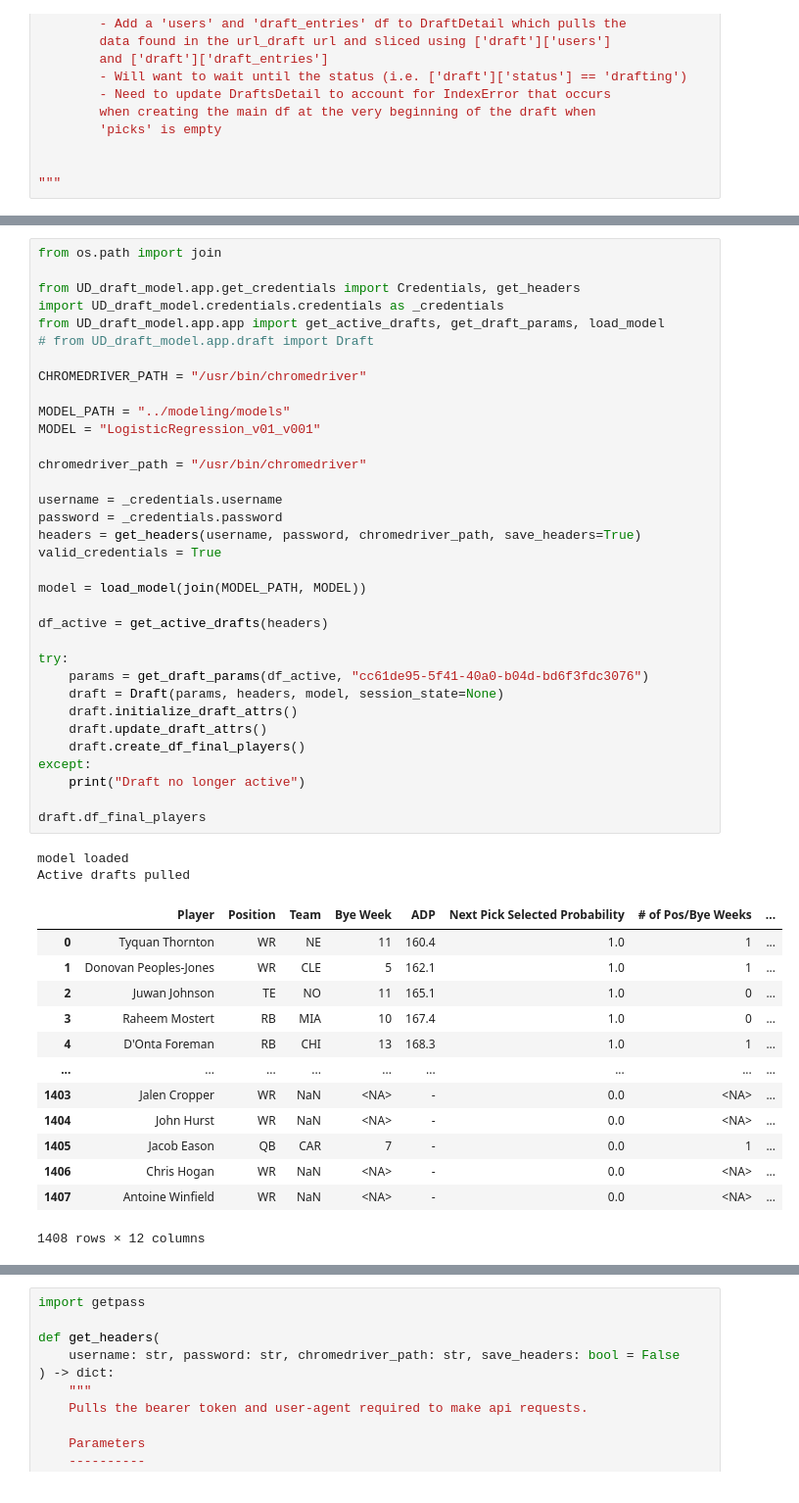
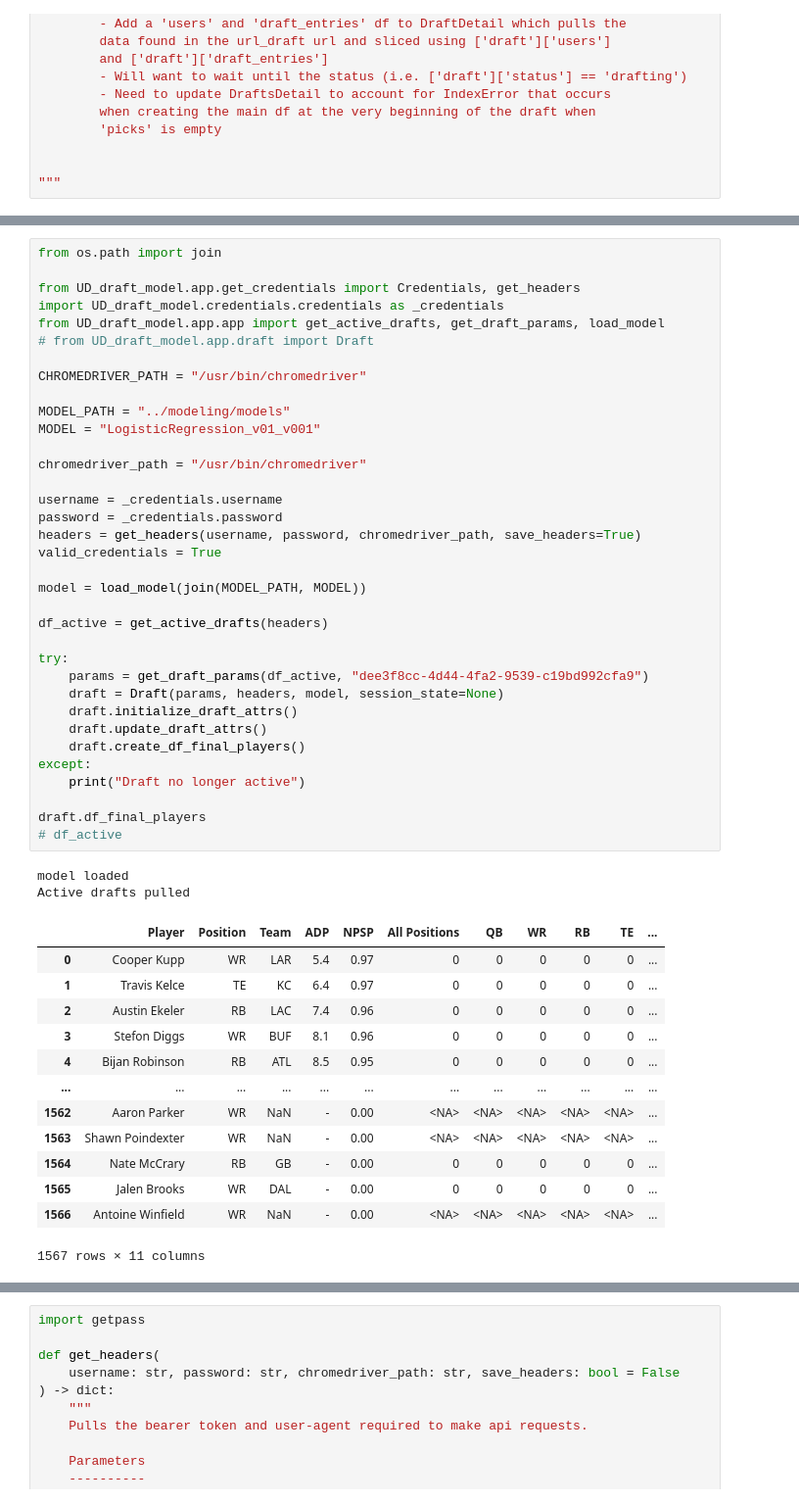
Before and after one commit to ConnorDeLong/Underdog-FF-Draft-Prediction, a Jupyter notebook: UD_draft_model/app/test.ipynb, the cells around one changed output, grey strips where cells are left out. Shown: that part at 98% size. Cells and saved outputs as stored; diff of their text form.

```diff
--- a/UD_draft_model/app/test.ipynb
+++ b/UD_draft_model/app/test.ipynb
@@ -683,44 +691,45 @@ from UD_draft_model.app.app import get_active_drafts, get_draft_params, load_mod
 # from UD_draft_model.app.draft import Draft
 
 CHROMEDRIVER_PATH = "/usr/bin/chromedriver"
 
 MODEL_PATH = "../modeling/models"
 MODEL = "LogisticRegression_v01_v001"
 
 chromedriver_path = "/usr/bin/chromedriver"
 
 username = _credentials.username
 password = _credentials.password
 headers = get_headers(username, password, chromedriver_path, save_headers=True)
 valid_credentials = True
 
 model = load_model(join(MODEL_PATH, MODEL))
 
 df_active = get_active_drafts(headers)
 
 try:
-    params = get_draft_params(df_active, "cc61de95-5f41-40a0-b04d-bd6f3fdc3076")
+    params = get_draft_params(df_active, "dee3f8cc-4d44-4fa2-9539-c19bd992cfa9")
     draft = Draft(params, headers, model, session_state=None)
     draft.initialize_draft_attrs()
     draft.update_draft_attrs()
     draft.create_df_final_players()
 except:
     print("Draft no longer active")
 
 draft.df_final_players
+# df_active
 # %% [output]
 model loaded
 Active drafts pulled
-|  | Player | Position | Team | Bye Week | ADP | Next Pick Selected Probability | # of Pos/Bye Weeks | ... |
-| 0 | Tyquan Thornton | WR | NE | 11 | 160.4 | 1.0 | 1 | ... |
-| 1 | Donovan Peoples-Jones | WR | CLE | 5 | 162.1 | 1.0 | 1 | ... |
-| 2 | Juwan Johnson | TE | NO | 11 | 165.1 | 1.0 | 0 | ... |
-| 3 | Raheem Mostert | RB | MIA | 10 | 167.4 | 1.0 | 0 | ... |
-| 4 | D'Onta Foreman | RB | CHI | 13 | 168.3 | 1.0 | 1 | ... |
-| ... | ... | ... | ... | ... | ... | ... | ... | ... |
-| 1403 | Jalen Cropper | WR | NaN | <NA> | - | 0.0 | <NA> | ... |
-| 1404 | John Hurst | WR | NaN | <NA> | - | 0.0 | <NA> | ... |
-| 1405 | Jacob Eason | QB | CAR | 7 | - | 0.0 | 1 | ... |
-| 1406 | Chris Hogan | WR | NaN | <NA> | - | 0.0 | <NA> | ... |
-| 1407 | Antoine Winfield | WR | NaN | <NA> | - | 0.0 | <NA> | ... |
+|  | Player | Position | Team | ADP | NPSP | All Positions | QB | WR | RB | TE | ... |
+| 0 | Cooper Kupp | WR | LAR | 5.4 | 0.97 | 0 | 0 | 0 | 0 | 0 | ... |
+| 1 | Travis Kelce | TE | KC | 6.4 | 0.97 | 0 | 0 | 0 | 0 | 0 | ... |
+| 2 | Austin Ekeler | RB | LAC | 7.4 | 0.96 | 0 | 0 | 0 | 0 | 0 | ... |
+| 3 | Stefon Diggs | WR | BUF | 8.1 | 0.96 | 0 | 0 | 0 | 0 | 0 | ... |
+| 4 | Bijan Robinson | RB | ATL | 8.5 | 0.95 | 0 | 0 | 0 | 0 | 0 | ... |
+| ... | ... | ... | ... | ... | ... | ... | ... | ... | ... | ... | ... |
+| 1562 | Aaron Parker | WR | NaN | - | 0.00 | <NA> | <NA> | <NA> | <NA> | <NA> | ... |
+| 1563 | Shawn Poindexter | WR | NaN | - | 0.00 | <NA> | <NA> | <NA> | <NA> | <NA> | ... |
+| 1564 | Nate McCrary | RB | GB | - | 0.00 | 0 | 0 | 0 | 0 | 0 | ... |
+| 1565 | Jalen Brooks | WR | DAL | - | 0.00 | 0 | 0 | 0 | 0 | 0 | ... |
+| 1566 | Antoine Winfield | WR | NaN | - | 0.00 | <NA> | <NA> | <NA> | <NA> | <NA> | ... |
-1408 rows × 12 columns
+1567 rows × 11 columns
```
Also changed, not shown: parts of 7 cells of this notebook, 2 other files.
